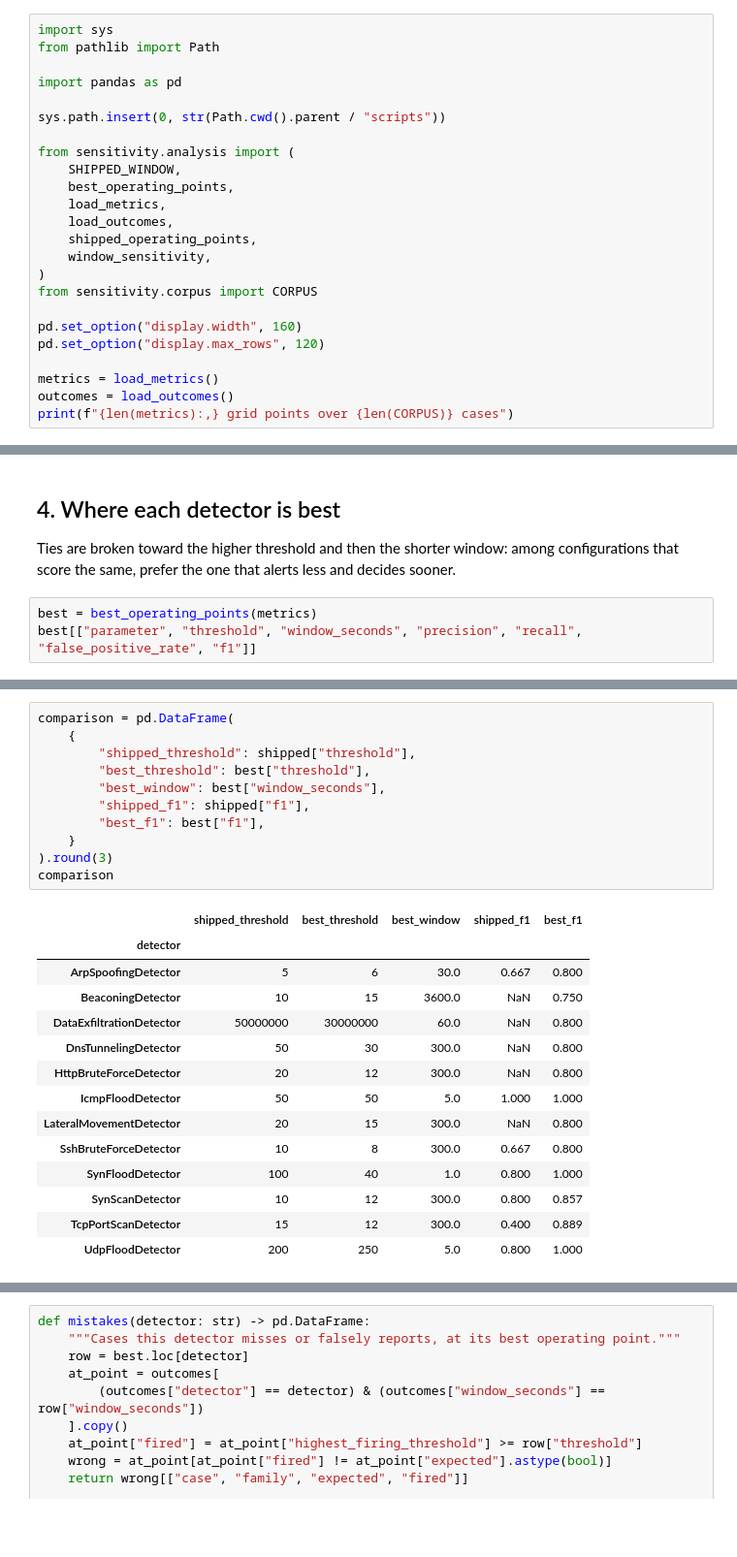
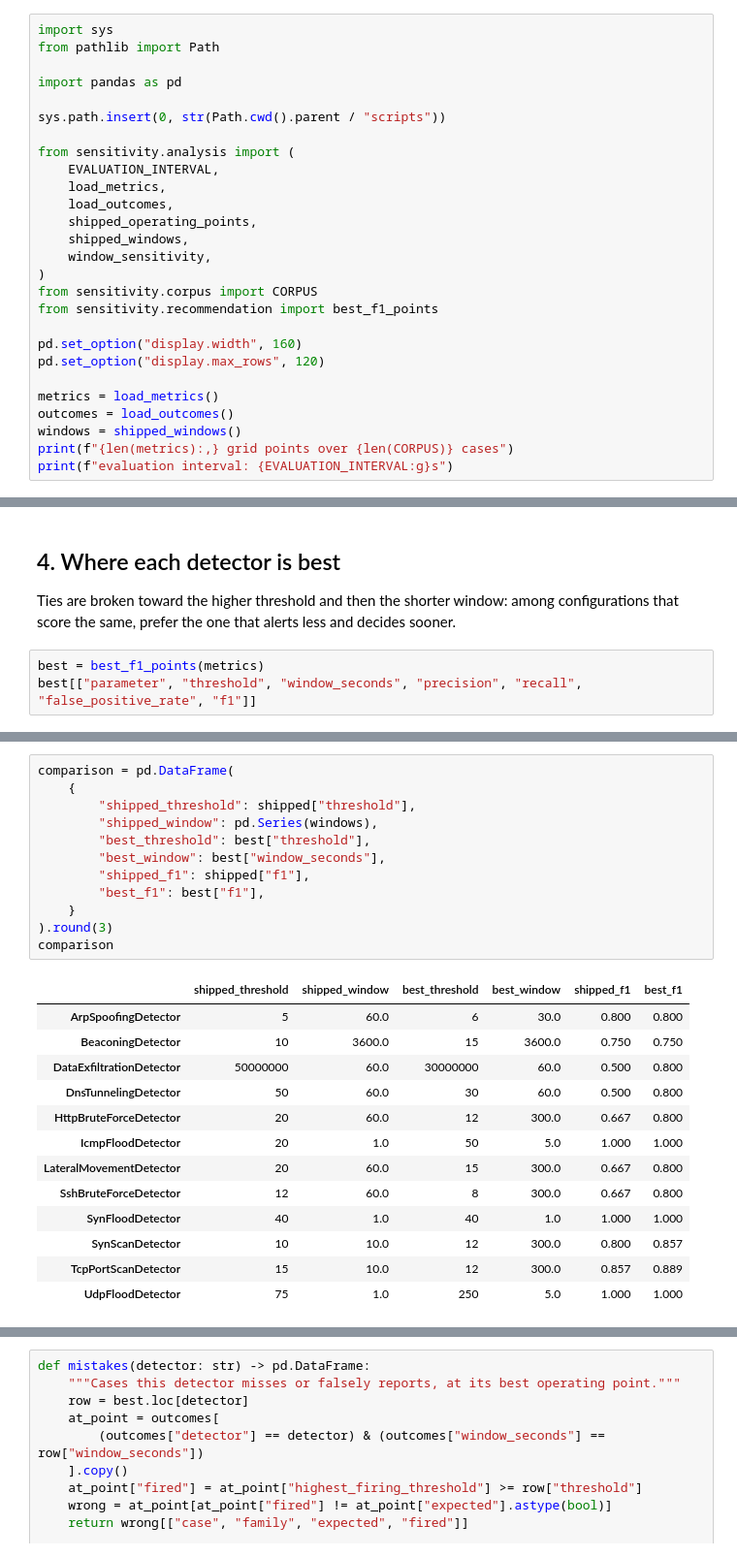
Before and after one commit to YanalSerhan/Network-Intrusion-Detection-System, a Jupyter notebook: notebooks/detection_analysis.ipynb, the cells around one changed output, grey strips where cells are left out. Shown at 97% size. Cells and saved outputs as stored; diff of their text form; blank space fills up the shorter version.

```diff
--- a/notebooks/detection_analysis.ipynb
+++ b/notebooks/detection_analysis.ipynb
@@ -29,19 +29,22 @@ import pandas as pd
 sys.path.insert(0, str(Path.cwd().parent / "scripts"))
 
 from sensitivity.analysis import (
-    SHIPPED_WINDOW,
-    best_operating_points,
+    EVALUATION_INTERVAL,
     load_metrics,
     load_outcomes,
     shipped_operating_points,
+    shipped_windows,
     window_sensitivity,
 )
 from sensitivity.corpus import CORPUS
+from sensitivity.recommendation import best_f1_points
 
 pd.set_option("display.width", 160)
 pd.set_option("display.max_rows", 120)
 
 metrics = load_metrics()
 outcomes = load_outcomes()
+windows = shipped_windows()
 print(f"{len(metrics):,} grid points over {len(CORPUS)} cases")
+print(f"evaluation interval: {EVALUATION_INTERVAL:g}s")
 # %% [output]
@@ -181,7 +228,7 @@ Ties are broken toward the higher threshold and then the shorter window: among
 configurations that score the same, prefer the one that alerts less and decides
 sooner.
 # %%
-best = best_operating_points(metrics)
+best = best_f1_points(metrics)
 best[["parameter", "threshold", "window_seconds", "precision", "recall", "false_positive_rate", "f1"]]
 # %% [output]
 |  | parameter | threshold | window_seconds | precision | recall | false_positive_rate | f1 |
@@ -201,29 +248,29 @@ best[["parameter", "threshold", "window_seconds", "precision", "recall", "false_
 # %%
 comparison = pd.DataFrame(
     {
         "shipped_threshold": shipped["threshold"],
+        "shipped_window": pd.Series(windows),
         "best_threshold": best["threshold"],
         "best_window": best["window_seconds"],
         "shipped_f1": shipped["f1"],
         "best_f1": best["f1"],
     }
 ).round(3)
 comparison
 # %% [output]
-|  | shipped_threshold | best_threshold | best_window | shipped_f1 | best_f1 |
-| detector |  |  |  |  |  |
-| ArpSpoofingDetector | 5 | 6 | 30.0 | 0.667 | 0.800 |
-| BeaconingDetector | 10 | 15 | 3600.0 | NaN | 0.750 |
-| DataExfiltrationDetector | 50000000 | 30000000 | 60.0 | NaN | 0.800 |
-| DnsTunnelingDetector | 50 | 30 | 300.0 | NaN | 0.800 |
-| HttpBruteForceDetector | 20 | 12 | 300.0 | NaN | 0.800 |
-| IcmpFloodDetector | 50 | 50 | 5.0 | 1.000 | 1.000 |
-| LateralMovementDetector | 20 | 15 | 300.0 | NaN | 0.800 |
-| SshBruteForceDetector | 10 | 8 | 300.0 | 0.667 | 0.800 |
-| SynFloodDetector | 100 | 40 | 1.0 | 0.800 | 1.000 |
-| SynScanDetector | 10 | 12 | 300.0 | 0.800 | 0.857 |
-| TcpPortScanDetector | 15 | 12 | 300.0 | 0.400 | 0.889 |
-| UdpFloodDetector | 200 | 250 | 5.0 | 0.800 | 1.000 |
+|  | shipped_threshold | shipped_window | best_threshold | best_window | shipped_f1 | best_f1 |
+| ArpSpoofingDetector | 5 | 60.0 | 6 | 30.0 | 0.800 | 0.800 |
+| BeaconingDetector | 10 | 3600.0 | 15 | 3600.0 | 0.750 | 0.750 |
+| DataExfiltrationDetector | 50000000 | 60.0 | 30000000 | 60.0 | 0.500 | 0.800 |
+| DnsTunnelingDetector | 50 | 60.0 | 30 | 60.0 | 0.500 | 0.800 |
+| HttpBruteForceDetector | 20 | 60.0 | 12 | 300.0 | 0.667 | 0.800 |
+| IcmpFloodDetector | 20 | 1.0 | 50 | 5.0 | 1.000 | 1.000 |
+| LateralMovementDetector | 20 | 60.0 | 15 | 300.0 | 0.667 | 0.800 |
+| SshBruteForceDetector | 12 | 60.0 | 8 | 300.0 | 0.667 | 0.800 |
+| SynFloodDetector | 40 | 1.0 | 40 | 1.0 | 1.000 | 1.000 |
+| SynScanDetector | 10 | 10.0 | 12 | 300.0 | 0.800 | 0.857 |
+| TcpPortScanDetector | 15 | 10.0 | 12 | 300.0 | 0.857 | 0.889 |
+| UdpFloodDetector | 75 | 1.0 | 250 | 5.0 | 1.000 | 1.000 |
 # %% [markdown]
 ## 5. What is actually being missed, and mistaken
 
```
Also changed, not shown: parts of 28 cells of this notebook, 31 other files.
